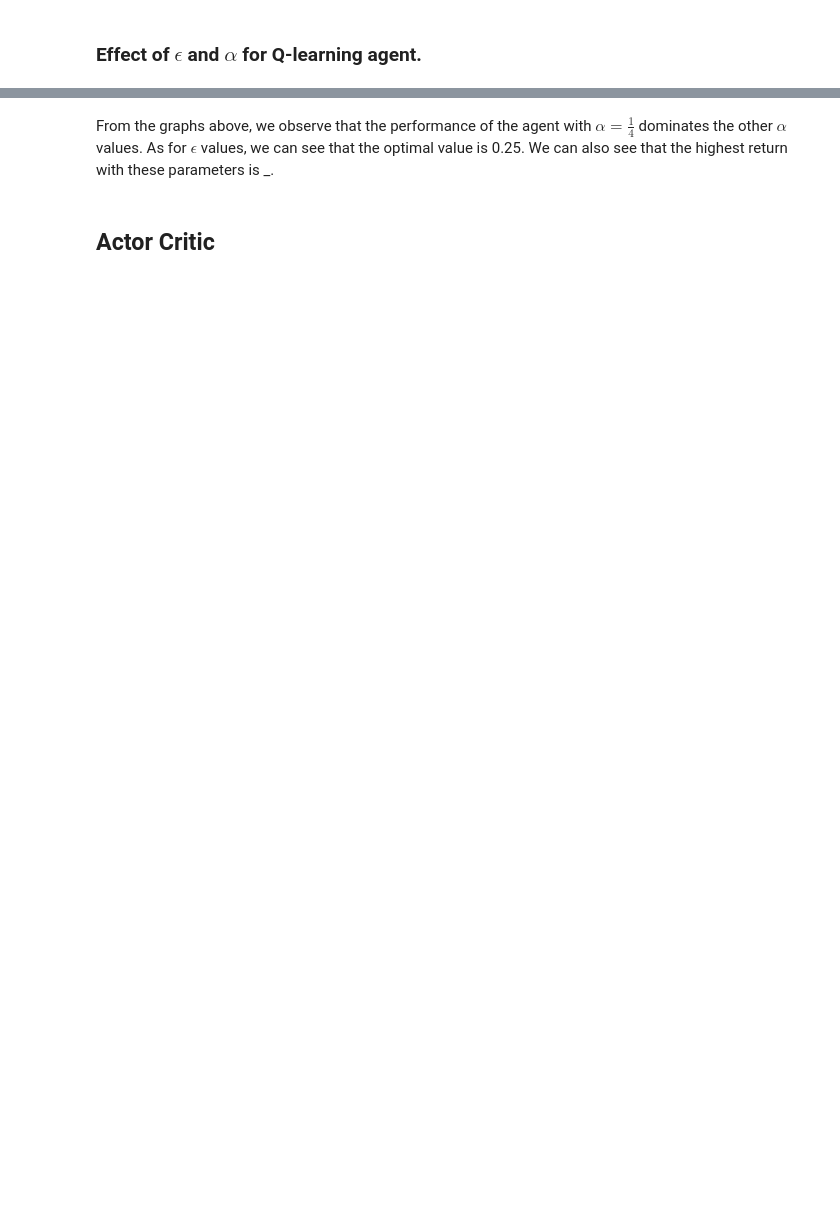
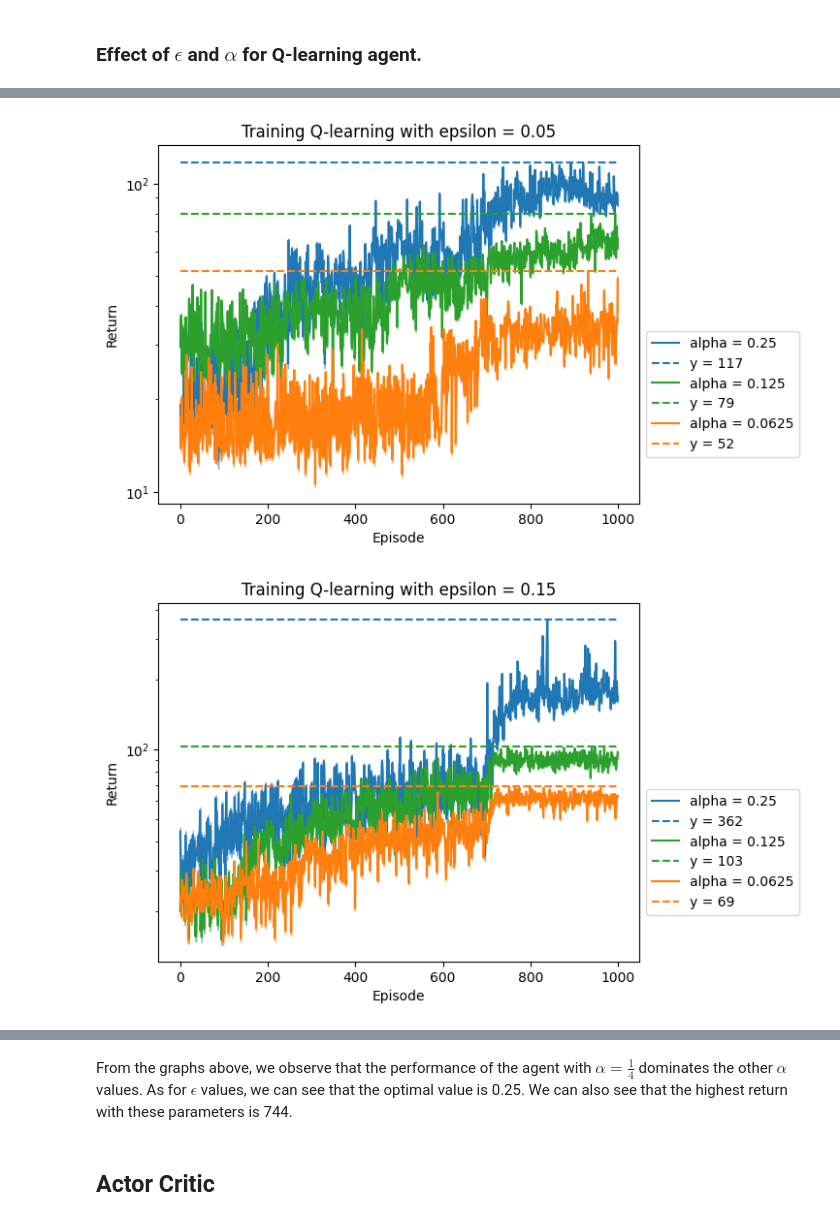
Before and after one commit to Ling01234/SARSA-Function-Approximation, a Jupyter notebook: assignment2_rl.ipynb, the cells around one changed output, grey strips where cells are left out. Cells and saved outputs as stored; diff of their text form; code cells hidden in the pictures; blank space fills up the shorter version.

```diff
--- a/assignment2_rl.ipynb
+++ b/assignment2_rl.ipynb
@@ -159,0 +783,5 @@ train_qlearning()
+# %%
+best_run_Q = train_qlearning()
+# %% [output]
+[figure, added]
+[figure, added]
@@ -160,4 +789,4 @@ train_qlearning()
 # %% [markdown]
-From the graphs above, we observe that the performance of the agent with $\alpha = \frac{1}{4}$ dominates the other $\alpha$ values. As for $\epsilon$ values, we can see that the optimal value is 0.25. We can also see that the highest return with these parameters is _.
+From the graphs above, we observe that the performance of the agent with $\alpha = \frac{1}{4}$ dominates the other $\alpha$ values. As for $\epsilon$ values, we can see that the optimal value is 0.25. We can also see that the highest return with these parameters is 744.
 # %% [markdown]
 ## Actor Critic
```
Also changed, not shown: parts of 29 cells of this notebook, 2 other files.
